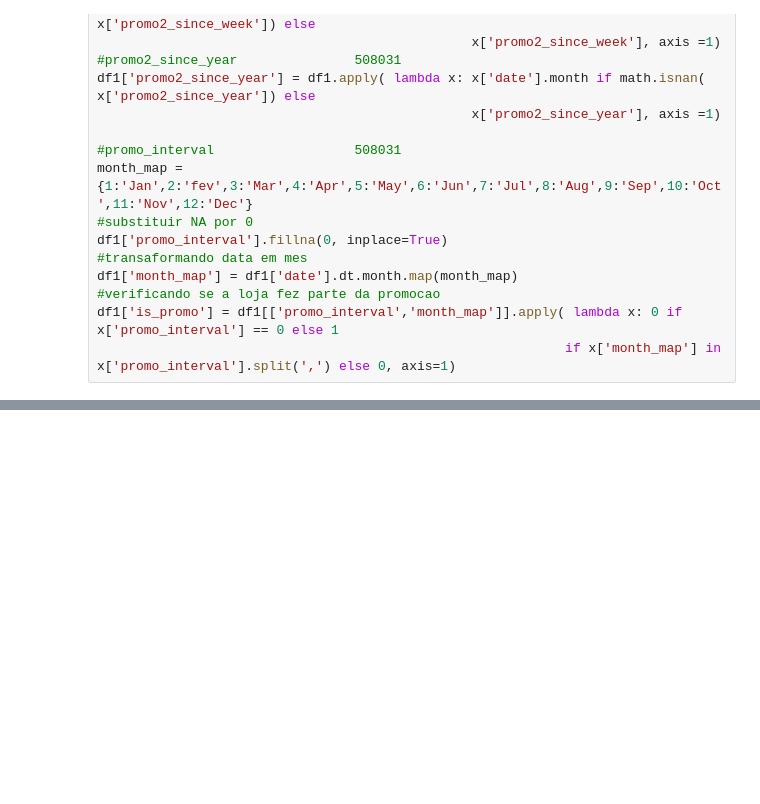
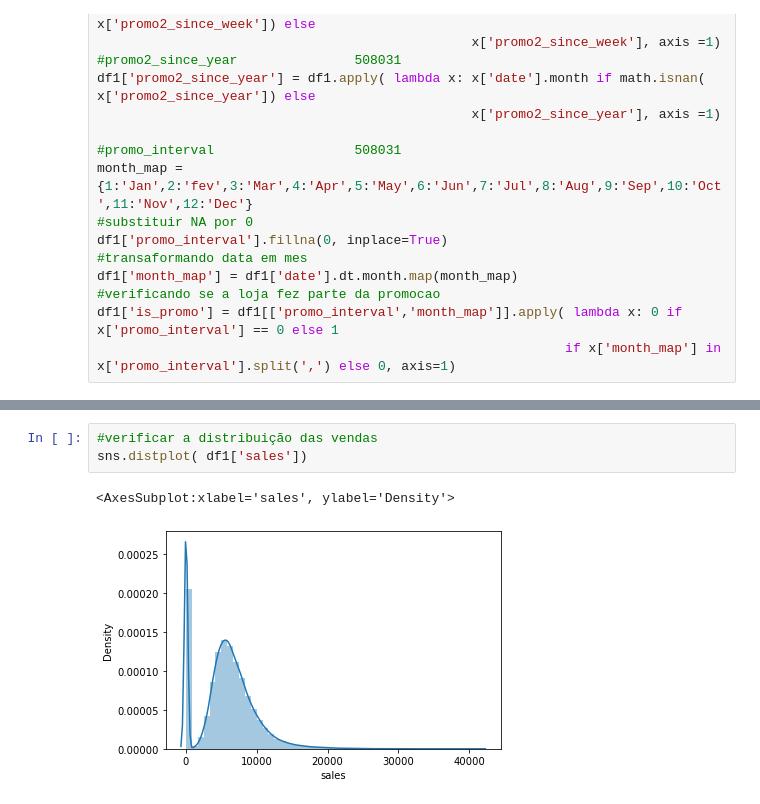
Before and after one commit to castrien/ds_em_producao, a Jupyter notebook: m03_v01_ds_em_producao.ipynb, the cells around one changed output, grey strips where cells are left out. Saved outputs shown, nothing was run; the diff lists cells and outputs as text; blank space fills up the shorter version.

```diff
--- a/m03_v01_ds_em_producao.ipynb
+++ b/m03_v01_ds_em_producao.ipynb
@@ -88,0 +223,6 @@ df1.sample(10).T
+# %%
+#verificar a distribuição das vendas
+sns.distplot( df1['sales'])
+# %% [output]
+<AxesSubplot:xlabel='sales', ylabel='Density'>
+[figure, added]
```
Also changed, not shown: parts of 38 cells of this notebook.
